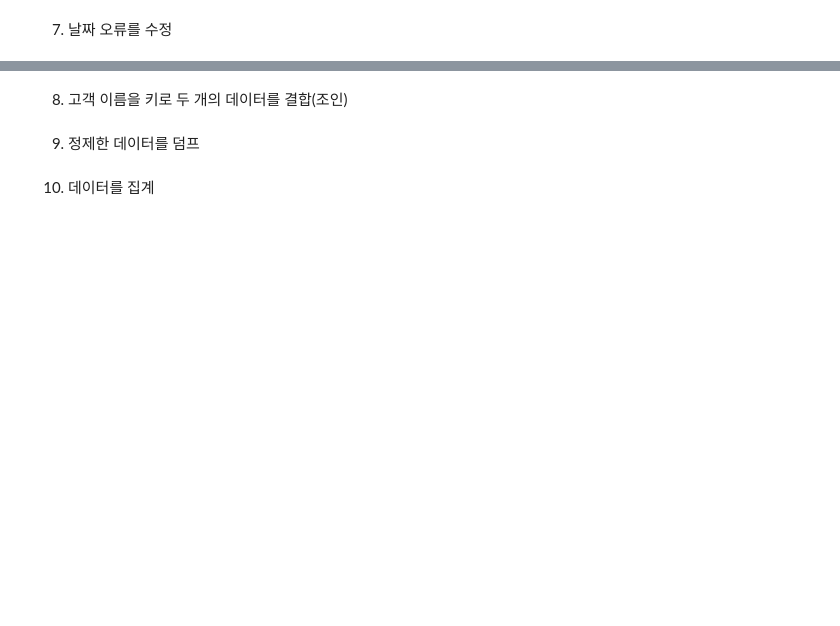
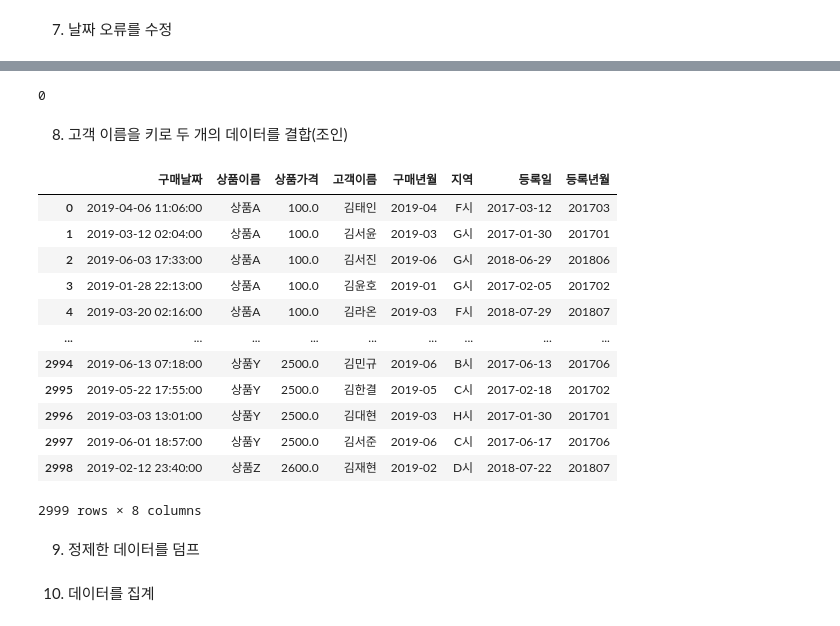
Before and after one commit to do-po/test_1, a Jupyter notebook: Project/03. 데이터 분석/04. Marketing/02. 대리점데이터가공/02. 대리점데이터가공.ipynb, the cells around one changed output, grey strips where cells are left out. Cells and saved outputs as stored; diff of their text form; code cells hidden in the pictures; blank space fills up the shorter version.

```diff
--- a/Project/03. 데이터 분석/04. Marketing/02. 대리점데이터가공/02. 대리점데이터가공.ipynb
+++ b/Project/03. 데이터 분석/04. Marketing/02. 대리점데이터가공/02. 대리점데이터가공.ipynb
@@ -332,0 +393,7 @@ Name: 고객이름, Length: 2999, dtype: object
+# %%
+# float로 변환된 날짜를 일 단위로 변환해 치환하고, 기준일을 1900/01/01로 표현
+
+fromSerial = pd.to_timedelta(cs.loc[flag_str, '등록일'].astype('float'), unit= 'D') + pd.to_datetime('1900/01/01') # unit 매개변수는 입력의 단위를 의미, 'D'는 일을 기준으로 입력한다는 의미
+                                        # timedelta로 22개의 값들의 타입을 float로 변환 후 이를 D, 즉 이 숫자들의 기준을 '일'로 만들어 시계열 데이터화 하겠다는 구문 + 년월 더하기
+
+fromSerial # 위의 22개의 데이터가 치환됨
@@ -332,0 +418,6 @@ Name: 고객이름, Length: 2999, dtype: object
+# %%
+# cs['등록일']에서 숫자가 아닌 시계열로 존재했던 데이터들을 %Y-%m-%d로 변환 후 치환
+
+fromString = pd.to_datetime(cs.loc[~flag_str, '등록일'])
+
+fromString
@@ -332,0 +437,6 @@ Name: 고객이름, Length: 2999, dtype: object
+# %%
+# 만들어진 fromSerial과 fromString을 유니언 결합
+
+cs['등록일'] = pd.concat([fromSerial, fromString]) # fromSerial에서 원본의 index 값을 그대로 들고 있기에 이렇게 가능
+
+cs
@@ -332,0 +457,4 @@ Name: 고객이름, Length: 2999, dtype: object
+# %%
+# 등록일에서 연,월을 추출하여 등록년월 파생변수 생성
+
+cs['등록년월'] = cs['등록일'].dt.strftime('%Y%m')
@@ -333,4 +485,34 @@ Name: 고객이름, Length: 2999, dtype: object
+# %%
+# 등록일 column에 숫자 데이터가 남아있는지 확인
+
+'''cs['등록일'].map(
+    lambda x : x.isdigit()
+)''' # 오류발생 == 다 시계열 데이터기 때문, 근데 이건 하나만 시계열이여도 되는거 아냐 ?
+
+flag_str2 = cs['등록일'].astype('str').str.isdigit()
+
+flag_str2.sum()
+# %% [output]
+0
 # %% [markdown]
 8. 고객 이름을 키로 두 개의 데이터를 결합(조인)
+# %%
+df = pd.merge(uriage, cs, how = 'left', on = '고객이름')
+
+df
+# %% [output]
+|  | 구매날짜 | 상품이름 | 상품가격 | 고객이름 | 구매년월 | 지역 | 등록일 | 등록년월 |
+| 0 | 2019-04-06 11:06:00 | 상품A | 100.0 | 김태인 | 2019-04 | F시 | 2017-03-12 | 201703 |
+| 1 | 2019-03-12 02:04:00 | 상품A | 100.0 | 김서윤 | 2019-03 | G시 | 2017-01-30 | 201701 |
+| 2 | 2019-06-03 17:33:00 | 상품A | 100.0 | 김서진 | 2019-06 | G시 | 2018-06-29 | 201806 |
+| 3 | 2019-01-28 22:13:00 | 상품A | 100.0 | 김윤호 | 2019-01 | G시 | 2017-02-05 | 201702 |
+| 4 | 2019-03-20 02:16:00 | 상품A | 100.0 | 김라온 | 2019-03 | F시 | 2018-07-29 | 201807 |
+| ... | ... | ... | ... | ... | ... | ... | ... | ... |
+| 2994 | 2019-06-13 07:18:00 | 상품Y | 2500.0 | 김민규 | 2019-06 | B시 | 2017-06-13 | 201706 |
+| 2995 | 2019-05-22 17:55:00 | 상품Y | 2500.0 | 김한결 | 2019-05 | C시 | 2017-02-18 | 201702 |
+| 2996 | 2019-03-03 13:01:00 | 상품Y | 2500.0 | 김대현 | 2019-03 | H시 | 2017-01-30 | 201701 |
+| 2997 | 2019-06-01 18:57:00 | 상품Y | 2500.0 | 김서준 | 2019-06 | C시 | 2017-06-17 | 201706 |
+| 2998 | 2019-02-12 23:40:00 | 상품Z | 2600.0 | 김재현 | 2019-02 | D시 | 2018-07-22 | 201807 |
+2999 rows × 8 columns
 # %% [markdown]
 9. 정제한 데이터를 덤프
```
Also changed, not shown: parts of 14 cells of this notebook, 1 other file.
